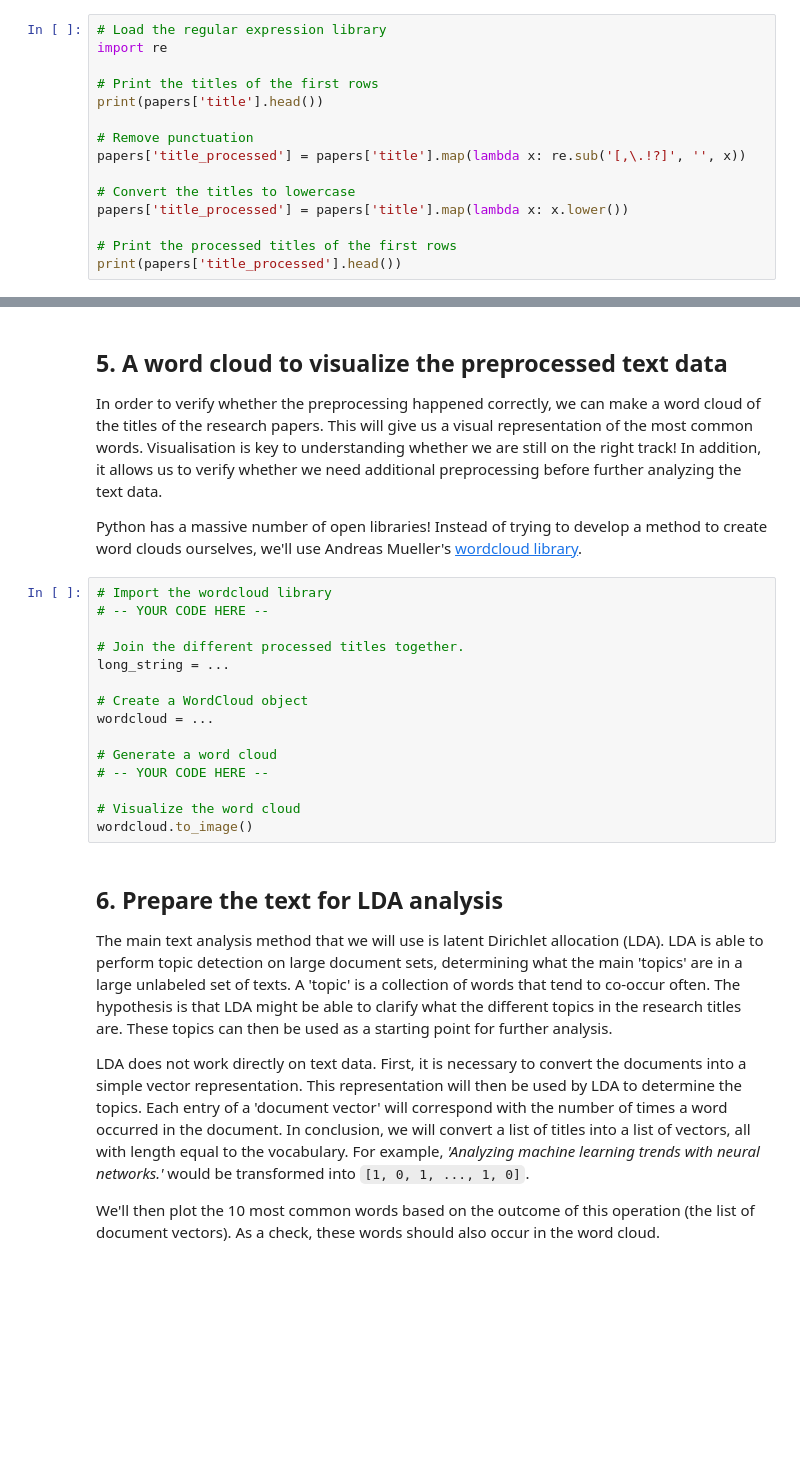
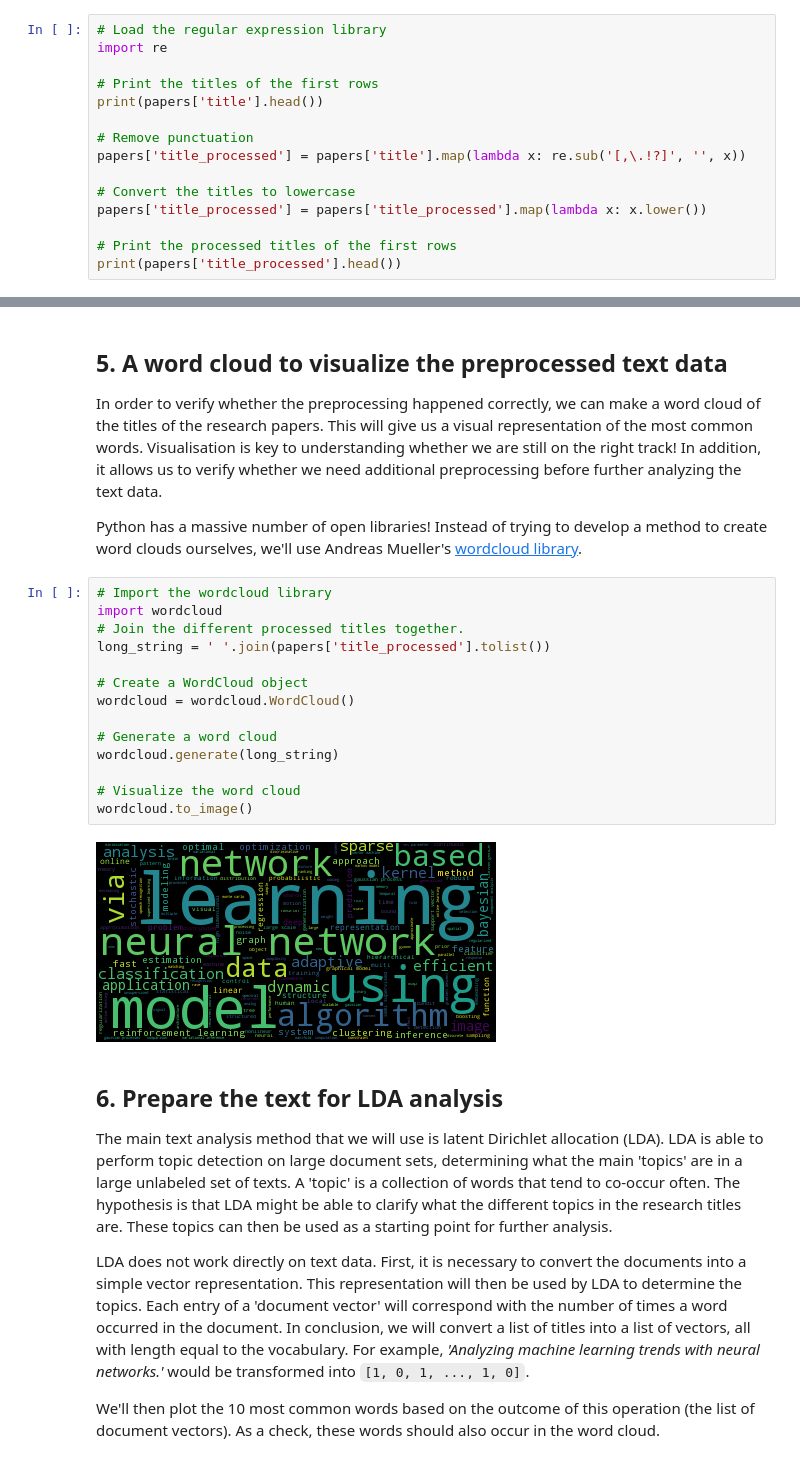
Before and after one commit to anishreddy3/hottest_topics_in_ML, a Jupyter notebook: notebook.ipynb, the cells around one changed output, grey strips where cells are left out. Cells and saved outputs as stored; diff of their text form; blank space fills up the shorter version.

Commit message:
added wordcloud

```diff
--- a/notebook.ipynb
+++ b/notebook.ipynb
@@ -68,7 +68,7 @@ print(papers['title'].head())
 papers['title_processed'] = papers['title'].map(lambda x: re.sub('[,\.!?]', '', x))
 
 # Convert the titles to lowercase
-papers['title_processed'] = papers['title'].map(lambda x: x.lower())
+papers['title_processed'] = papers['title_processed'].map(lambda x: x.lower())
 
 # Print the processed titles of the first rows
 print(papers['title_processed'].head())
@@ -91,19 +91,20 @@ Name: title_processed, dtype: object
 <p>Python has a massive number of open libraries! Instead of trying to develop a method to create word clouds ourselves, we'll use Andreas Mueller's <a href="http://amueller.github.io/word_cloud/">wordcloud library</a>.</p>
 # %%
 # Import the wordcloud library
-# -- YOUR CODE HERE --
-
+import wordcloud
 # Join the different processed titles together.
-long_string = ...
+long_string = ' '.join(papers['title_processed'].tolist())
 
 # Create a WordCloud object
-wordcloud = ...
+wordcloud = wordcloud.WordCloud()
 
 # Generate a word cloud
-# -- YOUR CODE HERE --
+wordcloud.generate(long_string)
 
 # Visualize the word cloud
 wordcloud.to_image()
+# %% [output]
+[figure, added]
 # %% [markdown]
 ## 6.  Prepare the text for LDA analysis
 <p>The main text analysis method that we will use is latent Dirichlet allocation (LDA). LDA is able to perform topic detection on large document sets, determining what the main 'topics' are in a large unlabeled set of texts. A 'topic' is a collection of words that tend to co-occur often. The hypothesis is that LDA might be able to clarify what the different topics in the research titles are. These topics can then be used as a starting point for further analysis.</p>
```
Also changed, not shown: parts of 3 cells of this notebook.
